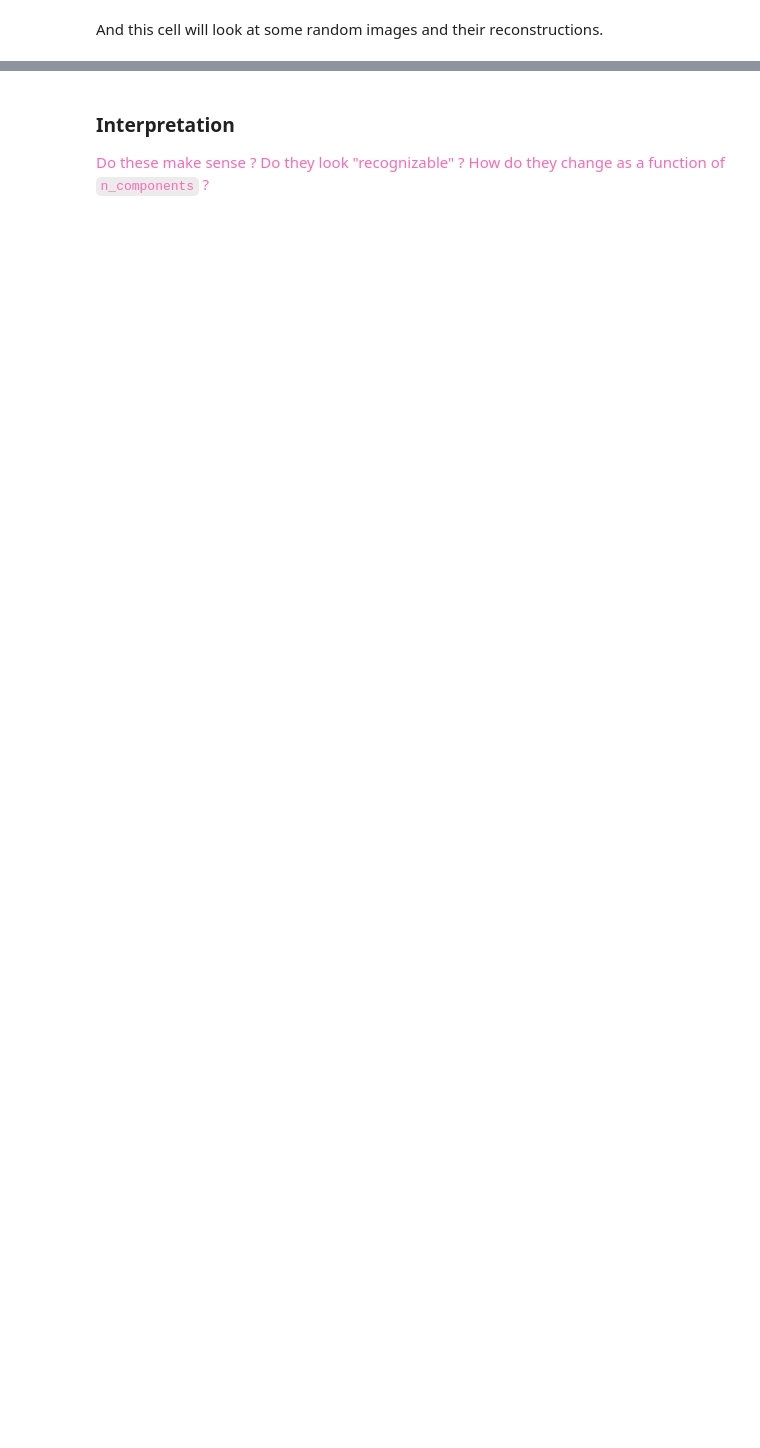
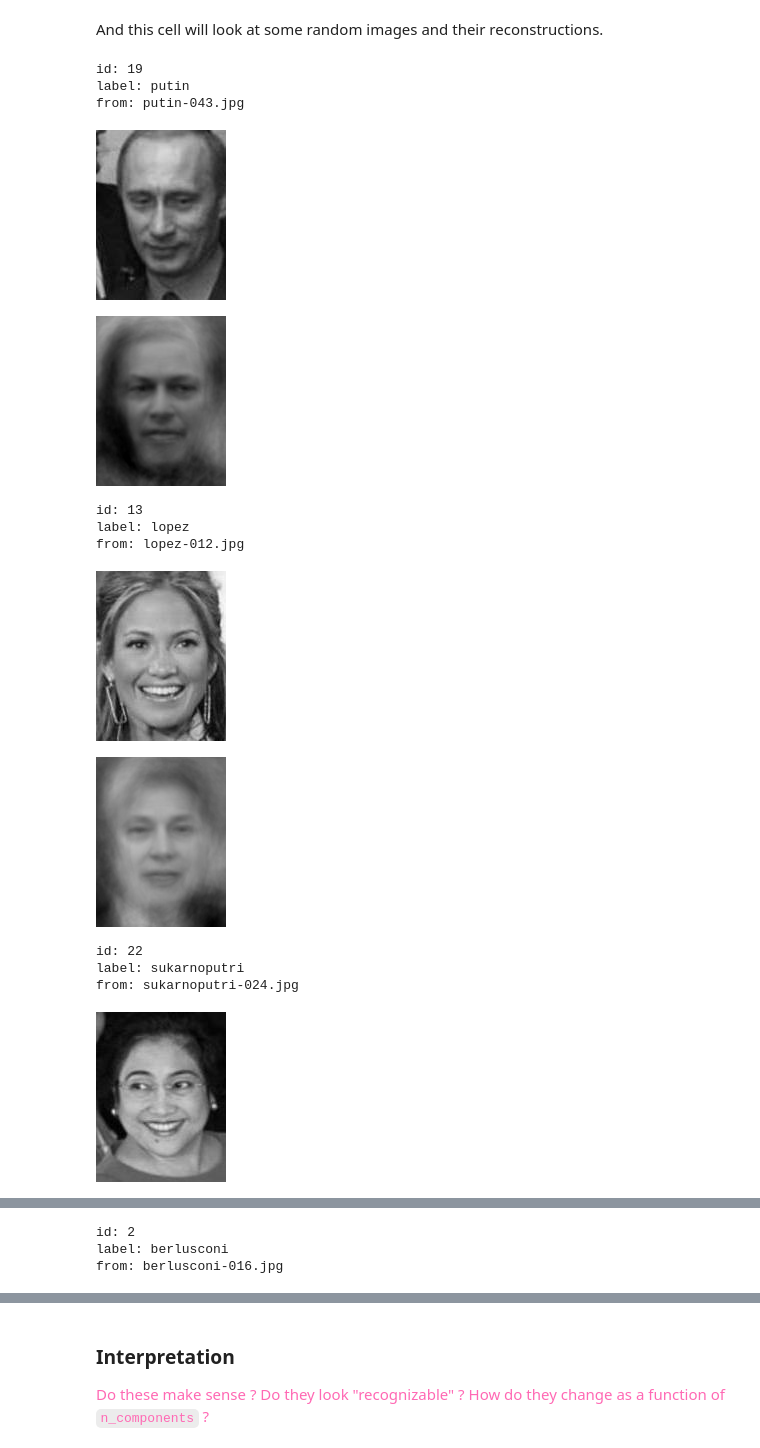
Before and after one commit to idmmachinelearning-ms/HW10, a Jupyter notebook: HW10.ipynb, the cells around one changed output, grey strips where cells are left out. Drawn from its saved outputs; the diff is of its cells as text; code cells hidden in the pictures; blank space fills up the shorter version.

```diff
--- a/HW10.ipynb
+++ b/HW10.ipynb
@@ -268,12 +281,27 @@ for img_idx, img_pca in list(idx_pca)[:5]:
 And this cell will look at some random images and their reconstructions.
 # %%
 train_size = len(train["labels"])
-pca_pixels = face_pca.inverse_transform(train_df)
+pca_pixels = train_PCA.inverse_transform(train_PCA_df)
 
 for idx in [random.randint(0, train_size - 1) for cnt in range(10)]:
   label_id = train["labels"][idx]
   print("id:", label_id,
         "\nlabel:", LFWUtils.LABELS[label_id],
         "\nfrom:", train["files"][idx])
   display(make_image(train["pixels"][idx], width=130))
   display(make_image(pca_pixels.loc[idx], width=130))
+# %% [output]
+id: 19
+label: putin
+from: putin-043.jpg
+[figure, added]
+[figure, added]
+id: 13
+label: lopez
+from: lopez-012.jpg
+[figure, added]
+[figure, added]
+id: 22
+label: sukarnoputri
+from: sukarnoputri-024.jpg
+[figure, added]
@@ -279,0 +309,3 @@ for idx in [random.randint(0, train_size - 1) for cnt in range(10)]:
+id: 2
+label: berlusconi
+from: berlusconi-016.jpg
```
Also changed, not shown: parts of 23 cells of this notebook.
